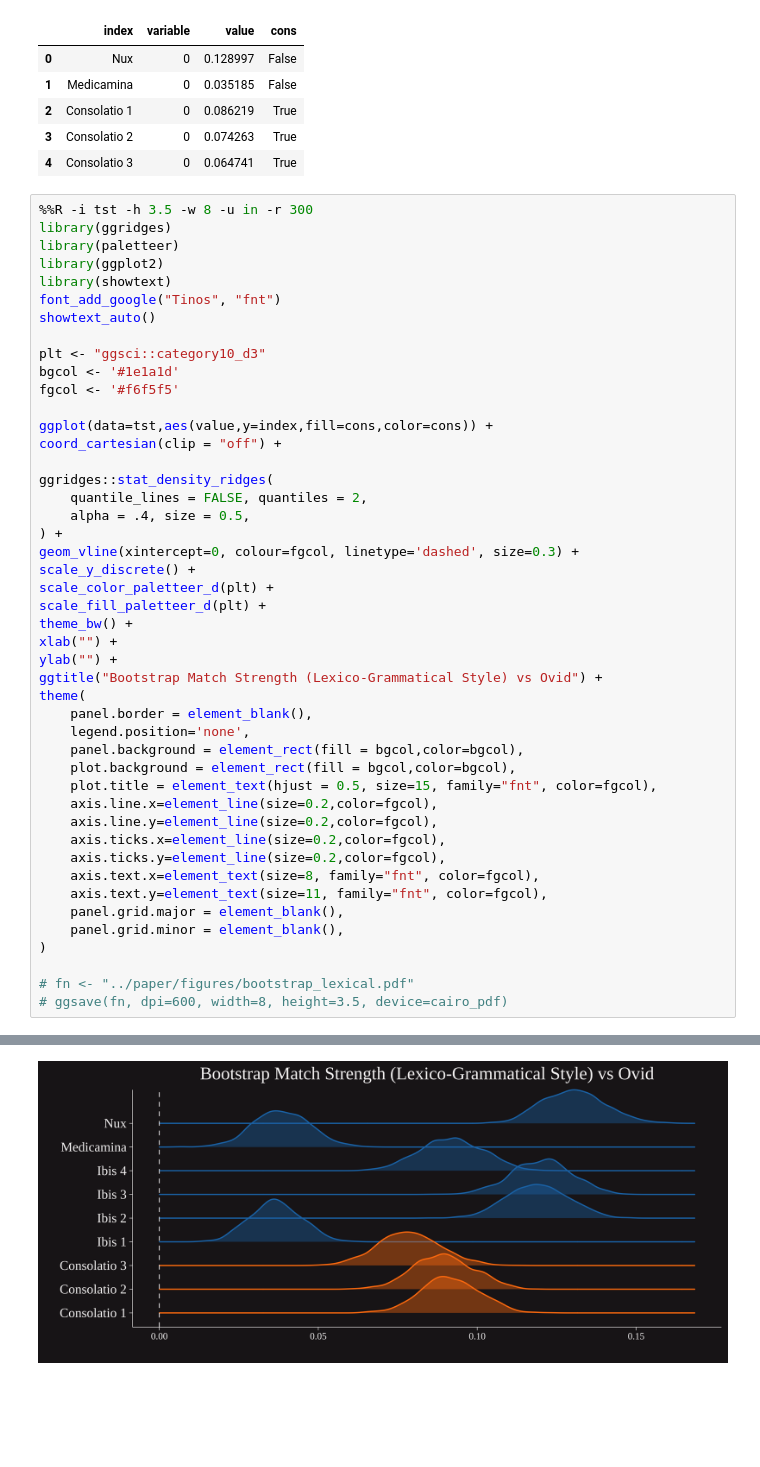
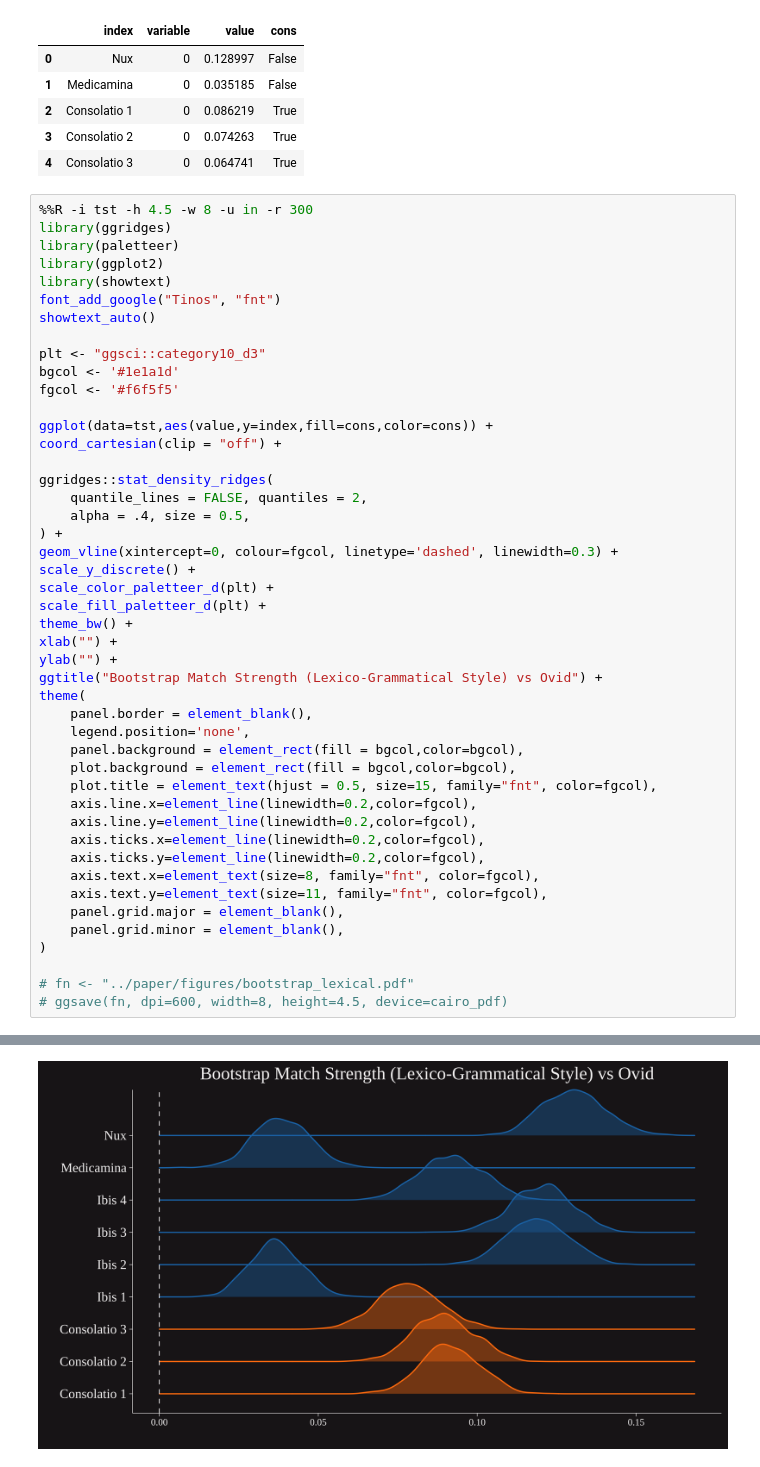
Before and after one commit to bnagy/nux-paper, a Jupyter notebook: repro/nux_boot_ngram.ipynb, the cells around one changed output, grey strips where cells are left out. Drawn from its saved outputs; the diff is of its cells as text; blank space fills up the shorter version.

Commit message:
update figure aspect ratio

```diff
--- a/repro/nux_boot_ngram.ipynb
+++ b/repro/nux_boot_ngram.ipynb
@@ -236,7 +236,7 @@ tst.head()
 | 3 | Consolatio 2 | 0 | 0.074263 | True |
 | 4 | Consolatio 3 | 0 | 0.064741 | True |
 # %%
-%%R -i tst -h 3.5 -w 8 -u in -r 300
+%%R -i tst -h 4.5 -w 8 -u in -r 300
 library(ggridges)
 library(paletteer)
 library(ggplot2)
@@ -250,37 +250,37 @@ fgcol <- '#f6f5f5'
 
 ggplot(data=tst,aes(value,y=index,fill=cons,color=cons)) +
 coord_cartesian(clip = "off") +
 
 ggridges::stat_density_ridges(
     quantile_lines = FALSE, quantiles = 2,
     alpha = .4, size = 0.5,
 ) +
-geom_vline(xintercept=0, colour=fgcol, linetype='dashed', size=0.3) +
+geom_vline(xintercept=0, colour=fgcol, linetype='dashed', linewidth=0.3) +
 scale_y_discrete() +
 scale_color_paletteer_d(plt) +
 scale_fill_paletteer_d(plt) +
 theme_bw() +
 xlab("") +
 ylab("") +
 ggtitle("Bootstrap Match Strength (Lexico-Grammatical Style) vs Ovid") +
 theme(
     panel.border = element_blank(),
     legend.position='none',
     panel.background = element_rect(fill = bgcol,color=bgcol),
     plot.background = element_rect(fill = bgcol,color=bgcol),
     plot.title = element_text(hjust = 0.5, size=15, family="fnt", color=fgcol),
-    axis.line.x=element_line(size=0.2,color=fgcol),
-    axis.line.y=element_line(size=0.2,color=fgcol),
-    axis.ticks.x=element_line(size=0.2,color=fgcol),
-    axis.ticks.y=element_line(size=0.2,color=fgcol),
+    axis.line.x=element_line(linewidth=0.2,color=fgcol),
+    axis.line.y=element_line(linewidth=0.2,color=fgcol),
+    axis.ticks.x=element_line(linewidth=0.2,color=fgcol),
+    axis.ticks.y=element_line(linewidth=0.2,color=fgcol),
     axis.text.x=element_text(size=8, family="fnt", color=fgcol),
     axis.text.y=element_text(size=11, family="fnt", color=fgcol),
     panel.grid.major = element_blank(),
     panel.grid.minor = element_blank(),
 )
 
 # fn <- "../paper/figures/bootstrap_lexical.pdf"
-# ggsave(fn, dpi=600, width=8, height=3.5, device=cairo_pdf)
+# ggsave(fn, dpi=600, width=8, height=4.5, device=cairo_pdf)
 # %% [output]
 Picking joint bandwidth of 0.00211
-[figure, old version]
+[figure, new version]
```
Also changed, not shown: parts of 2 cells of this notebook, 3 other files.
